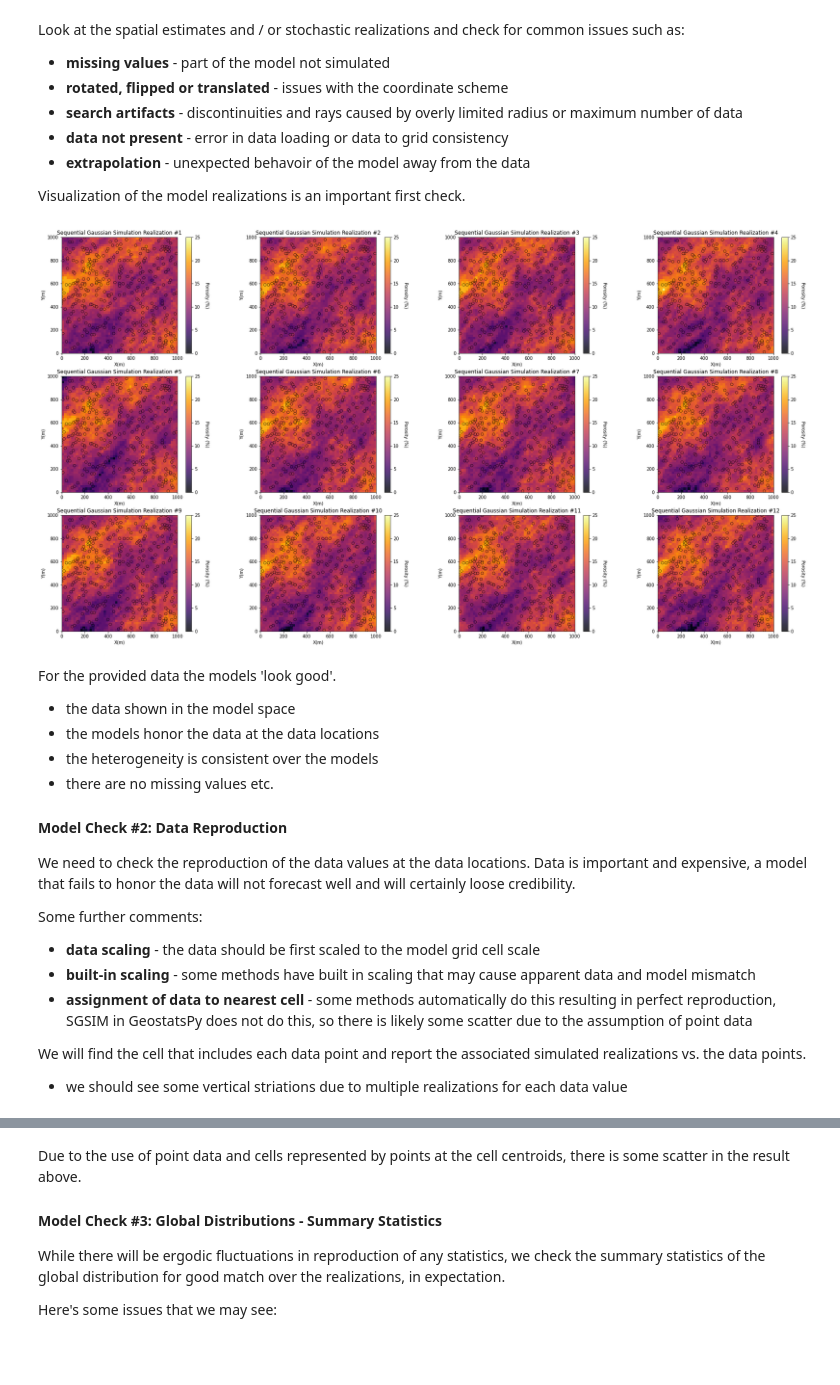
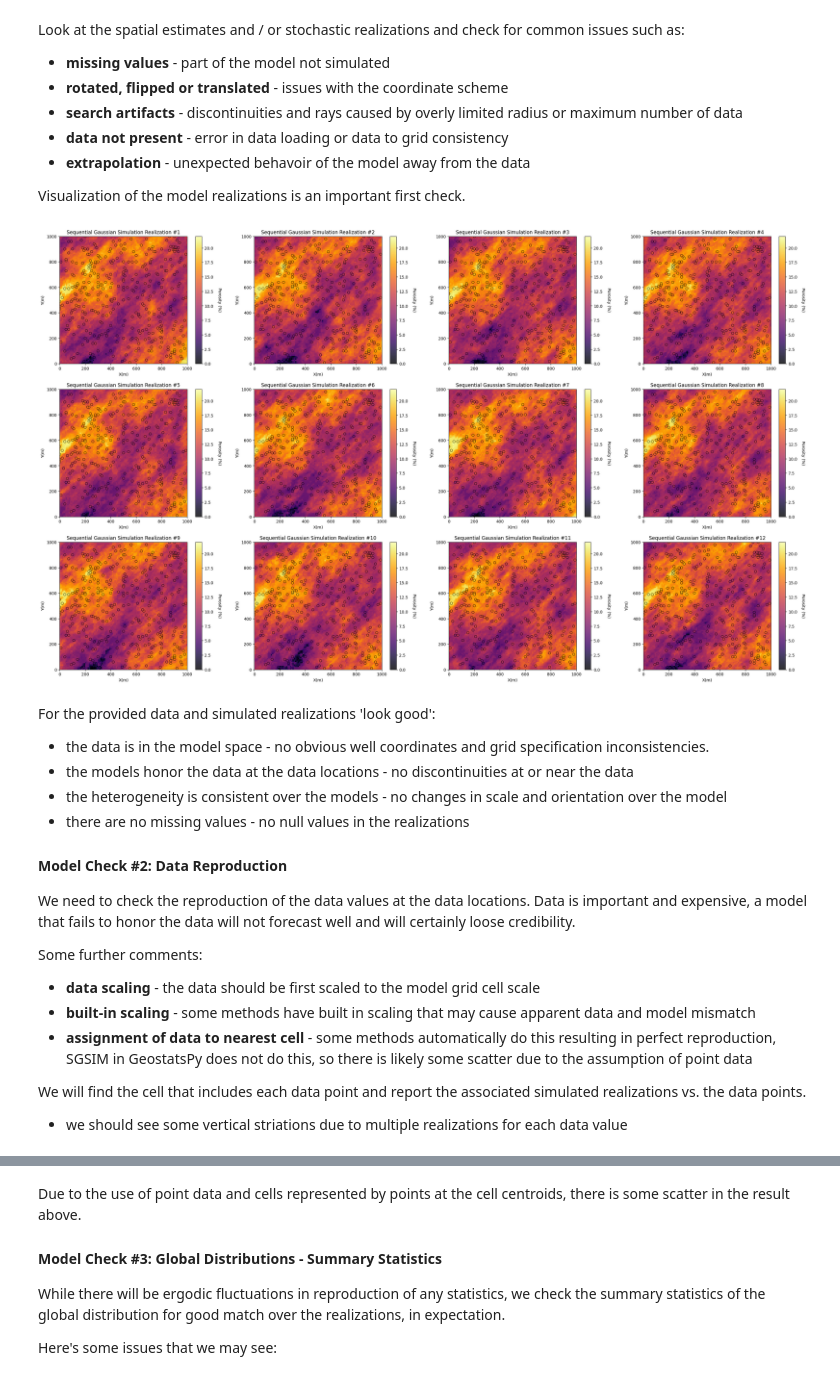
Before and after one commit to GeostatsGuy/GeostatsPyDemos, a Jupyter notebook: GeostatsPy_model_checking.ipynb, the cells around one changed output, grey strips where cells are left out. Saved outputs shown, nothing was run; the diff lists cells and outputs as text; code cells hidden in the pictures; blank space fills up the shorter version.

```diff
--- a/GeostatsPy_model_checking.ipynb
+++ b/GeostatsPy_model_checking.ipynb
@@ -134,11 +137,14 @@ This is applied for data and model visualization.
-# %%
-pormin = 0.0; pormax = 25.0; pormean = 12.7
-xmin = 0.0; xmax = 1000.0
-ymin = 0.0; ymax = 1000.0
-tmin = -9999.9; tmax = 9999.9
-nx = 50; xmn = 10.0; xsiz = 20.0
-ny = 50; ymn = 10.0; ysiz = 20.0
-nreal = 12
+# %%
+xmin = 0.0; xmax = 1000.0                                     # spatial limits
+ymin = 0.0; ymax = 1000.0
+
+nx = 100; xmn = 5.0; xsiz = 10.0                              # grid specification
+ny = 100; ymn = 5.0; ysiz = 10.0
+
+pormin = 0.0; pormax = 22.0                                   # feature limits
+porvar = np.var(df['Porosity'].values)                        # assume data variance is representative
+
+tmin = -9999.9; tmax = 9999.9                                 # triming limits
 # %% [markdown]
 #### Data Analytics and Visualization
 
@@ -188,11 +194,14 @@ Let's simulate a set of realizations with sequential Gaussian simulation ([Geost
 * we demonstrate 12 realizations by changing the random number seed.
 * this workflow and each check are general and could be applied to any set of spatial models representing uncertainty
 # %%
-# Simple Kriging vs. Ordinary Kriging
-por_sim = np.zeros((ny,nx,nreal))
-for ireal in range(0,nreal):
-    por_sim[:,:,ireal] = geostats.sgsim(df,'X','Y','Porosity',wcol=-1,scol=-1,tmin=tmin,tmax=tmax,itrans=1,ismooth=0,dftrans=0,tcol=0,
-                                        twtcol=0,zmin=pormin,zmax=pormax,ltail=1,ltpar=pormin,utail=1,utpar=pormax,nsim=1,
-                                        nx=nx,xmn=xmn,xsiz=xsiz,ny=ny,ymn=ymn,ysiz=ysiz,seed=73073+ireal,
-                                        ndmin=0,ndmax=20,nodmax=20,mults=0,nmult=2,noct=-1,radius=1000,radius1=1000,sang1=0,
-                                        mxctx=41,mxcty=41,ktype=0,colocorr=0.0,sec_map=0,vario=vmodel)
+run = False; nreal = 12                                        # number of realizations
+
+if run == True:
+    por_sim = geostats.sgsim(df,'X','Y','Porosity',wcol=-1,scol=-1,tmin=tmin,tmax=tmax,itrans=1,ismooth=0,
+        dftrans=0,tcol=0,twtcol=0,zmin=pormin,zmax=pormax,ltail=1,ltpar=pormin,utail=1,utpar=pormax,nsim=nreal,
+        nx=nx,xmn=xmn,xsiz=xsiz,ny=ny,ymn=ymn,ysiz=ysiz,seed=73073,
+        ndmin=0,ndmax=20,nodmax=20,mults=0,nmult=2,noct=-1,
+        ktype=0,colocorr=0.0,sec_map=0,vario=vmodel)
+    GSLIB.ndarray2GSLIB_3D(por_sim,"por_sim_realizations.dat","porosity") # write out 2D array to a Geo-DAS ASCII file
+else:
+    por_sim = GSLIB.GSLIB2ndarray_3D("por_sim_realizations.dat",0,nreal,nx,ny,1)[0]
@@ -230,20 +221,19 @@ Look at the spatial estimates and / or stochastic realizations and check for com
 Visualization of the model realizations is an important first check.
 # %%
 for ireal in range(0,nreal):
-    plt.subplot(3,4,ireal+1)                                          # plot the results
-    GSLIB.locpix_st(por_sim[:,:,ireal],xmin,xmax,ymin,ymax,xsiz,pormin,pormax,df,'X','Y','Porosity','Sequential Gaussian Simulation Realization #' + str(ireal+1),'X(m)','Y(m)','Porosity (%)',cmap)
+    plt.subplot(3,4,ireal+1)                                  # plot the data and realizations
+    GSLIB.locpix_st(por_sim[ireal,:,:],xmin,xmax,ymin,ymax,xsiz,pormin,pormax,df,'X','Y','Porosity','Sequential Gaussian Simulation Realization #' + str(ireal+1),'X(m)','Y(m)','Porosity (%)',cmap)
 
-plt.subplots_adjust(left=0.0, bottom=0.0, right=4.0, top=3.1, wspace=0.2, hspace=0.2)
-plt.show()
+plt.subplots_adjust(left=0.0, bottom=0.0, right=4.0, top=3.1, wspace=0.2, hspace=0.2); plt.show()
 # %% [output]
-[figure, old version]
+[figure, new version]
 # %% [markdown]
-For the provided data the models 'look good'.
+For the provided data and simulated realizations 'look good':
 
-* the data shown in the model space
-* the models honor the data at the data locations
-* the heterogeneity is consistent over the models
-* there are no missing values etc.
+* the data is in the model space - no obvious well coordinates and grid specification inconsistencies.
+* the models honor the data at the data locations - no discontinuities at or near the data
+* the heterogeneity is consistent over the models - no changes in scale and orientation over the model
+* there are no missing values - no null values in the realizations
 
 #### Model Check \#2: Data Reproduction
 
```
Also changed, not shown: parts of 21 cells of this notebook, 12 other files.
